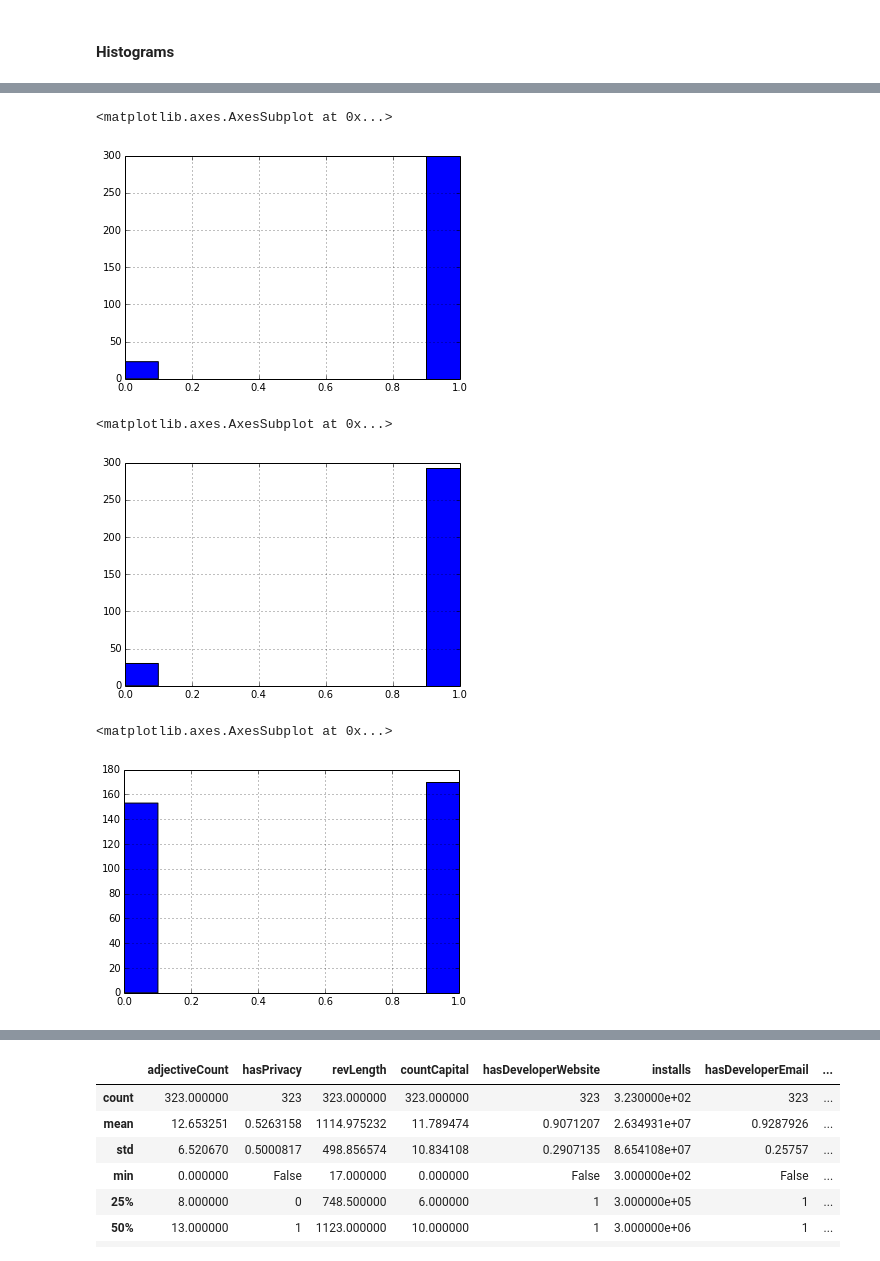
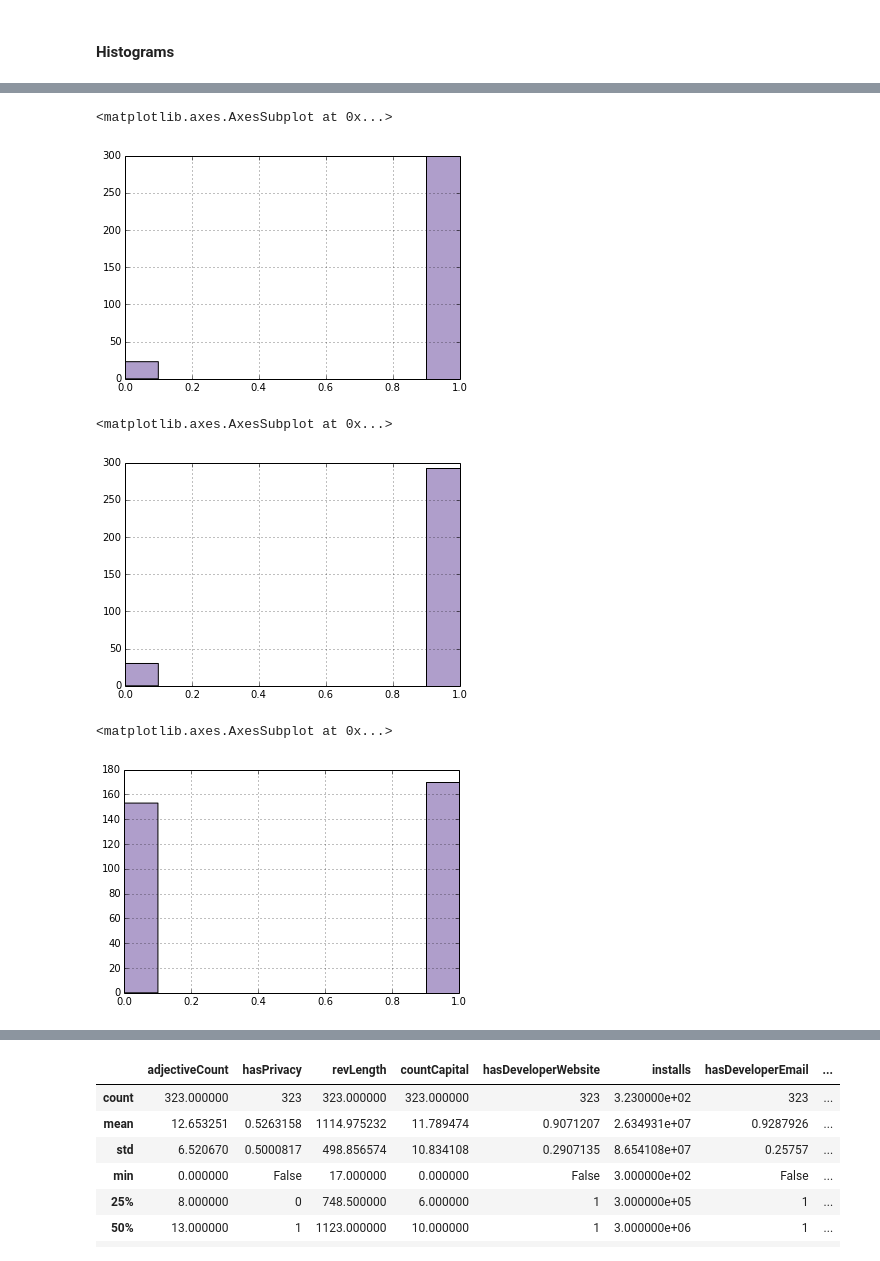
Before and after one commit to seekshreyas/obidroid, a Jupyter notebook: ObidroidLearning.ipynb, the cells around one changed output, grey strips where cells are left out. Cells and saved outputs as stored; diff of their text form; code cells hidden in the pictures.

```diff
--- a/ObidroidLearning.ipynb
+++ b/ObidroidLearning.ipynb
@@ -92,16 +92,16 @@ appFeatures['countCapital'].hist()
 # %%
-appFeatures['hasDeveloperEmail'].hist()
+appFeatures['hasDeveloperEmail'].hist(color=['#af9ecb'])
 # %% [output]
 <matplotlib.axes.AxesSubplot at 0x...>
-[figure, old version]
+[figure, new version]
 # %%
-appFeatures['hasDeveloperWebsite'].hist()
+appFeatures['hasDeveloperWebsite'].hist(color=['#af9ecb'])
 # %% [output]
 <matplotlib.axes.AxesSubplot at 0x...>
-[figure, old version]
+[figure, new version]
 # %%
-appFeatures['hasPrivacy'].hist()
+appFeatures['hasPrivacy'].hist(color=['#af9ecb'])
 # %% [output]
 <matplotlib.axes.AxesSubplot at 0x...>
-[figure, old version]
+[figure, new version]
 # %%
```
Also changed, not shown: parts of 20 cells of this notebook.
